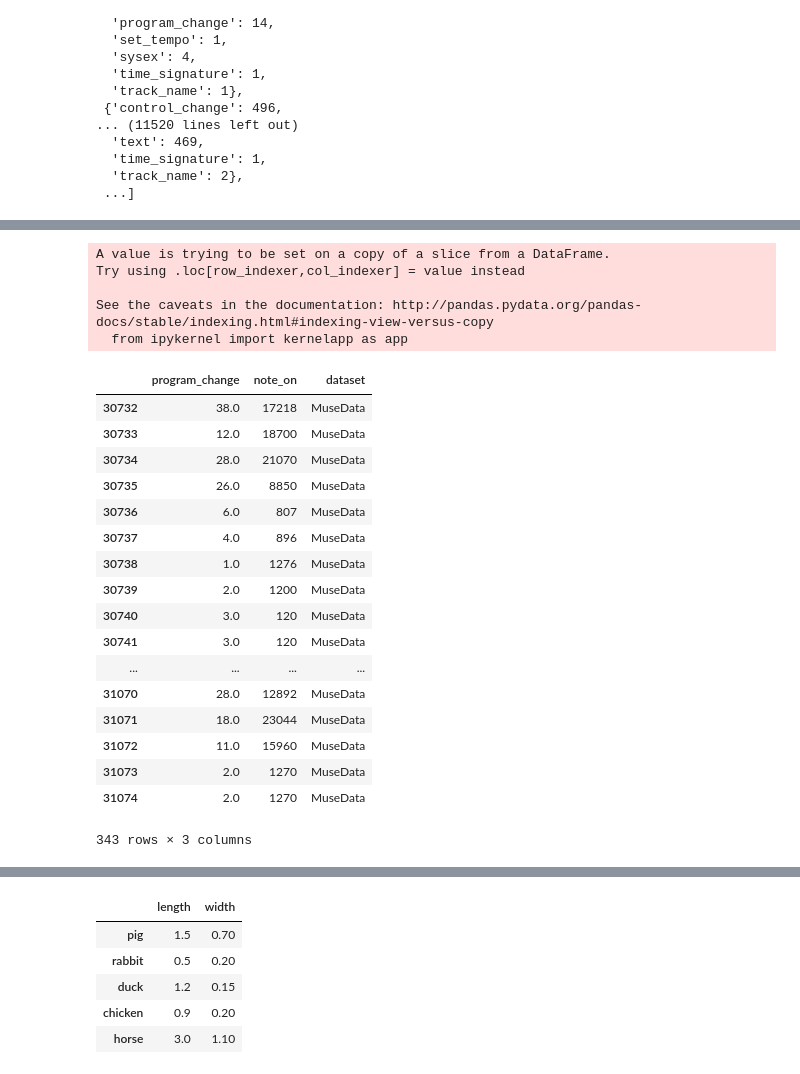
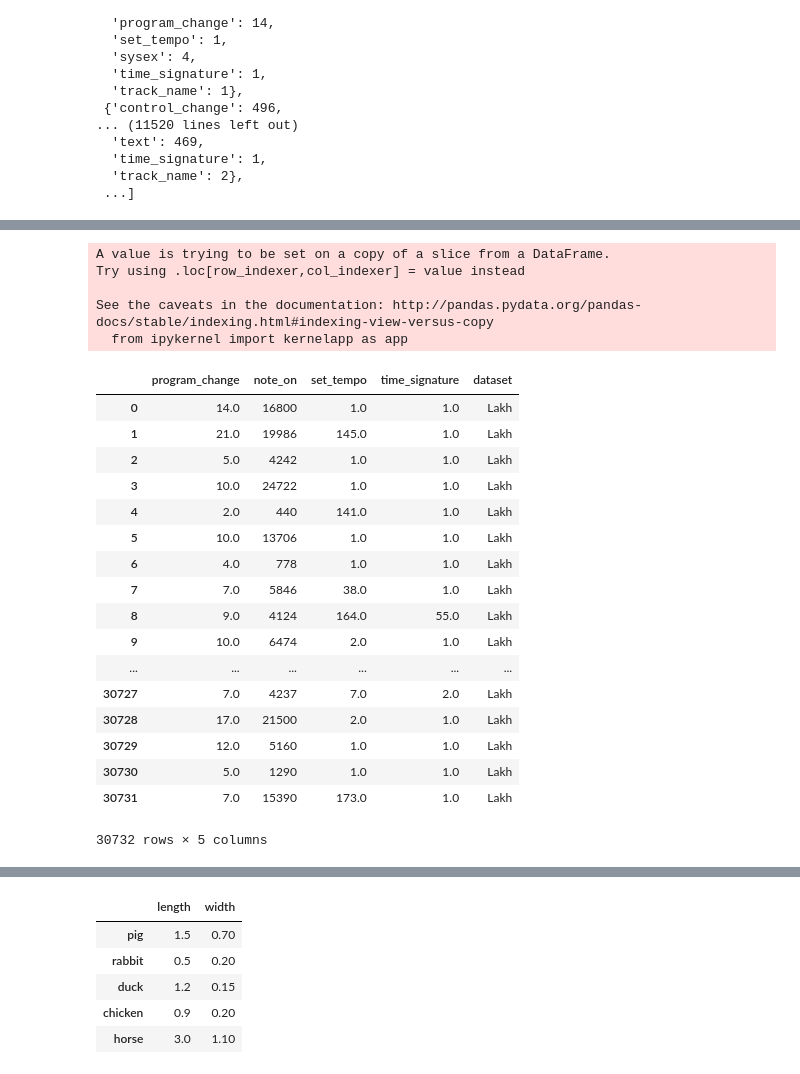
Before and after one commit to midi-ld/midistats, a Jupyter notebook: TISMIR MIDI statistics.ipynb, the cells around one changed output, grey strips where cells are left out. Saved outputs shown, nothing was run; the diff lists cells and outputs as text; code cells hidden in the pictures.

```diff
--- a/TISMIR MIDI statistics.ipynb
+++ b/TISMIR MIDI statistics.ipynb
@@ -45,53 +43,55 @@ plt.grid(axis='y', alpha=0.75)
 # %%
 # Cleaning data frame
 
 def label_dataset(row):
     if 'slac' in row['filename']:
         return 'SLAC'
     if 'musedata' in row['filename']:
         return 'MuseData'
     if 'lakh' in row['filename']:
         return 'Lakh'
     return 'Other'
 
 df.apply(lambda row: label_dataset(row), axis=1)
 
-df_clean = df[['program_change', 'note_on']]
+df_clean = df[['program_change', 'note_on', 'set_tempo', 'time_signature']]
 df_clean['dataset'] = df.apply(lambda row: label_dataset(row), axis=1)
 
-df_clean[df_clean['dataset'] == 'MuseData']
+df_clean[df_clean['dataset'] == 'Lakh'].sort_values('program_change', ascending=False, na_position='last')
+
+df_clean[df_clean['dataset'] == 'Lakh']
 # print(df_clean.loc[df_clean['dataset'] == 'Lakh'])
 # print(max(df_clean['note_on']))
 # print(max(df_clean['program_change']))
 
 # plt.title('Events per type of event, all datasets')
 # plt.xlabel('Event type')
 # plt.ylabel('Counts')
 # plt.grid(axis='y', alpha=0.75)
 # %% [output]
 A value is trying to be set on a copy of a slice from a DataFrame.
 Try using .loc[row_indexer,col_indexer] = value instead
 
 See the caveats in the documentation: http://pandas.pydata.org/pandas-docs/stable/indexing.html#indexing-view-versus-copy
   from ipykernel import kernelapp as app
-|  | program_change | note_on | dataset |
-| 30732 | 38.0 | 17218 | MuseData |
-| 30733 | 12.0 | 18700 | MuseData |
-| 30734 | 28.0 | 21070 | MuseData |
-| 30735 | 26.0 | 8850 | MuseData |
-| 30736 | 6.0 | 807 | MuseData |
-| 30737 | 4.0 | 896 | MuseData |
-| 30738 | 1.0 | 1276 | MuseData |
-| 30739 | 2.0 | 1200 | MuseData |
-| 30740 | 3.0 | 120 | MuseData |
-| 30741 | 3.0 | 120 | MuseData |
-| ... | ... | ... | ... |
-| 31070 | 28.0 | 12892 | MuseData |
-| 31071 | 18.0 | 23044 | MuseData |
-| 31072 | 11.0 | 15960 | MuseData |
-| 31073 | 2.0 | 1270 | MuseData |
-| 31074 | 2.0 | 1270 | MuseData |
+|  | program_change | note_on | set_tempo | time_signature | dataset |
+| 0 | 14.0 | 16800 | 1.0 | 1.0 | Lakh |
+| 1 | 21.0 | 19986 | 145.0 | 1.0 | Lakh |
+| 2 | 5.0 | 4242 | 1.0 | 1.0 | Lakh |
+| 3 | 10.0 | 24722 | 1.0 | 1.0 | Lakh |
+| 4 | 2.0 | 440 | 141.0 | 1.0 | Lakh |
+| 5 | 10.0 | 13706 | 1.0 | 1.0 | Lakh |
+| 6 | 4.0 | 778 | 1.0 | 1.0 | Lakh |
+| 7 | 7.0 | 5846 | 38.0 | 1.0 | Lakh |
+| 8 | 9.0 | 4124 | 164.0 | 55.0 | Lakh |
+| 9 | 10.0 | 6474 | 2.0 | 1.0 | Lakh |
+| ... | ... | ... | ... | ... | ... |
+| 30727 | 7.0 | 4237 | 7.0 | 2.0 | Lakh |
+| 30728 | 17.0 | 21500 | 2.0 | 1.0 | Lakh |
+| 30729 | 12.0 | 5160 | 1.0 | 1.0 | Lakh |
+| 30730 | 5.0 | 1290 | 1.0 | 1.0 | Lakh |
+| 30731 | 7.0 | 15390 | 173.0 | 1.0 | Lakh |
-343 rows × 3 columns
+30732 rows × 5 columns
 # %%
 # Plots
 
```
Also changed, not shown: parts of 2 cells of this notebook, 2 other files.
